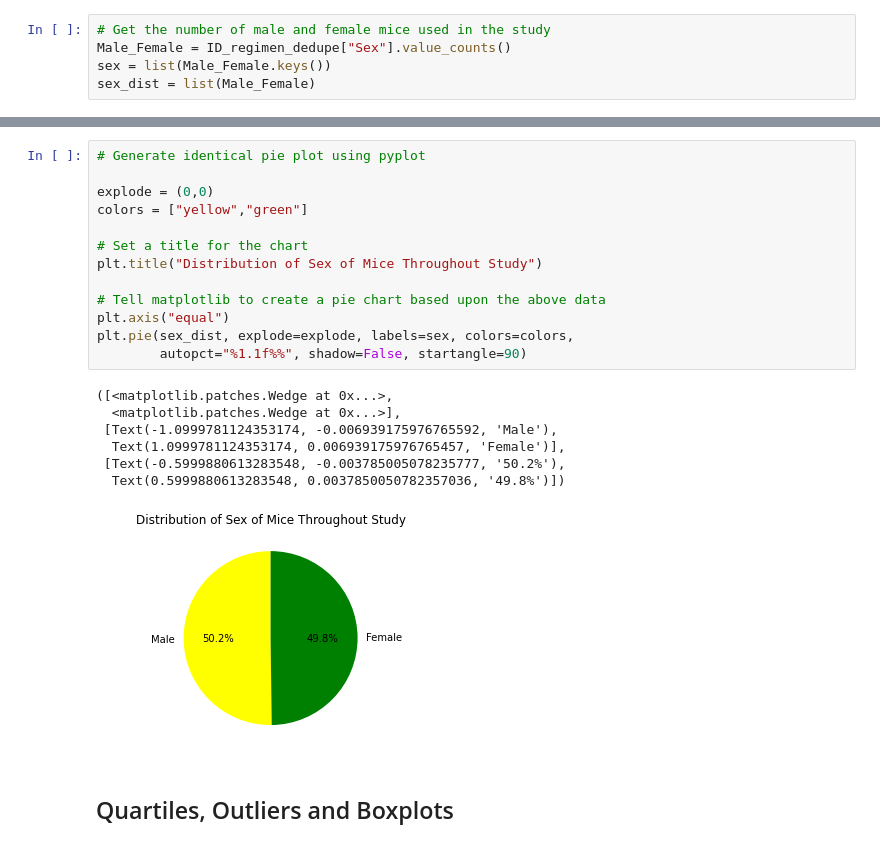
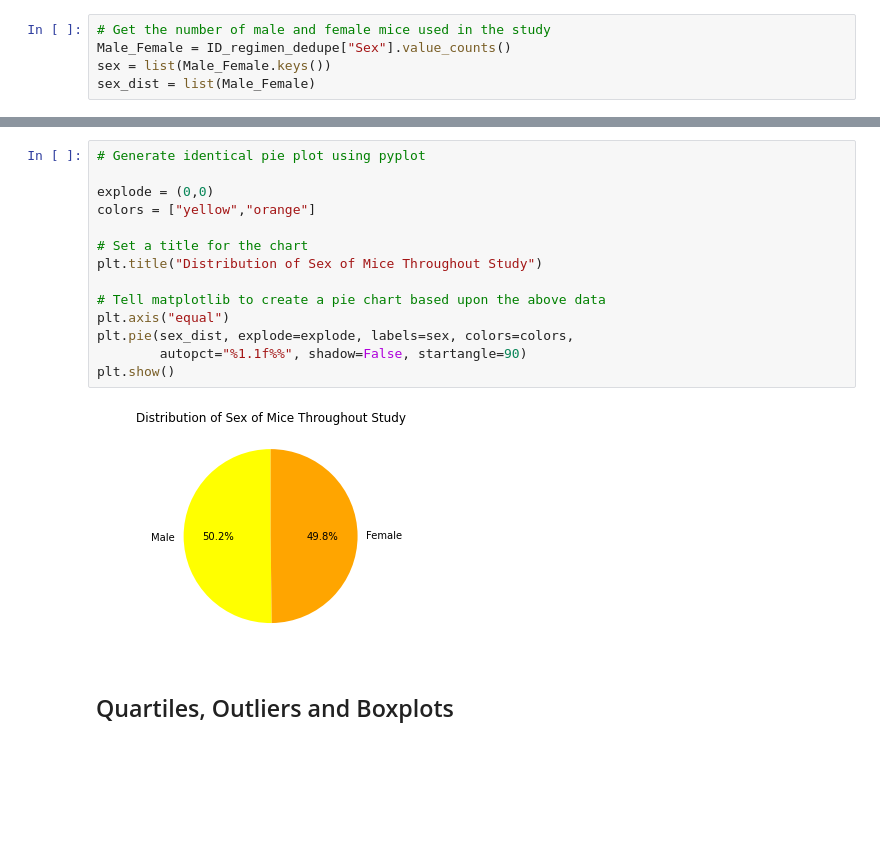
Before and after one commit to rambunctious2050/matplotlib-challenge, a Jupyter notebook: Instructions/Pymaceuticals/pymaceuticals_starter.ipynb, the cells around one changed output, grey strips where cells are left out. Cells and saved outputs as stored; diff of their text form; blank space fills up the shorter version.

```diff
--- a/Instructions/Pymaceuticals/pymaceuticals_starter.ipynb
+++ b/Instructions/Pymaceuticals/pymaceuticals_starter.ipynb
@@ -137,23 +163,18 @@ plt.tight_layout()
 # %%
 # Generate identical pie plot using pyplot
 
 explode = (0,0)
-colors = ["yellow","green"]
+colors = ["yellow","orange"]
 
 # Set a title for the chart
 plt.title("Distribution of Sex of Mice Throughout Study")
 
 # Tell matplotlib to create a pie chart based upon the above data
 plt.axis("equal")
 plt.pie(sex_dist, explode=explode, labels=sex, colors=colors,
         autopct="%1.1f%%", shadow=False, startangle=90)
+plt.show()
 # %% [output]
-([<matplotlib.patches.Wedge at 0x...>,
-  <matplotlib.patches.Wedge at 0x...>],
- [Text(-1.0999781124353174, -0.006939175976765592, 'Male'),
-  Text(1.0999781124353174, 0.006939175976765457, 'Female')],
- [Text(-0.5999880613283548, -0.003785005078235777, '50.2%'),
-  Text(0.5999880613283548, 0.0037850050782357036, '49.8%')])
-[figure, old version]
+[figure, new version]
 # %% [markdown]
 ## Quartiles, Outliers and Boxplots
```
Also changed, not shown: parts of 18 cells of this notebook, 1 other file.
